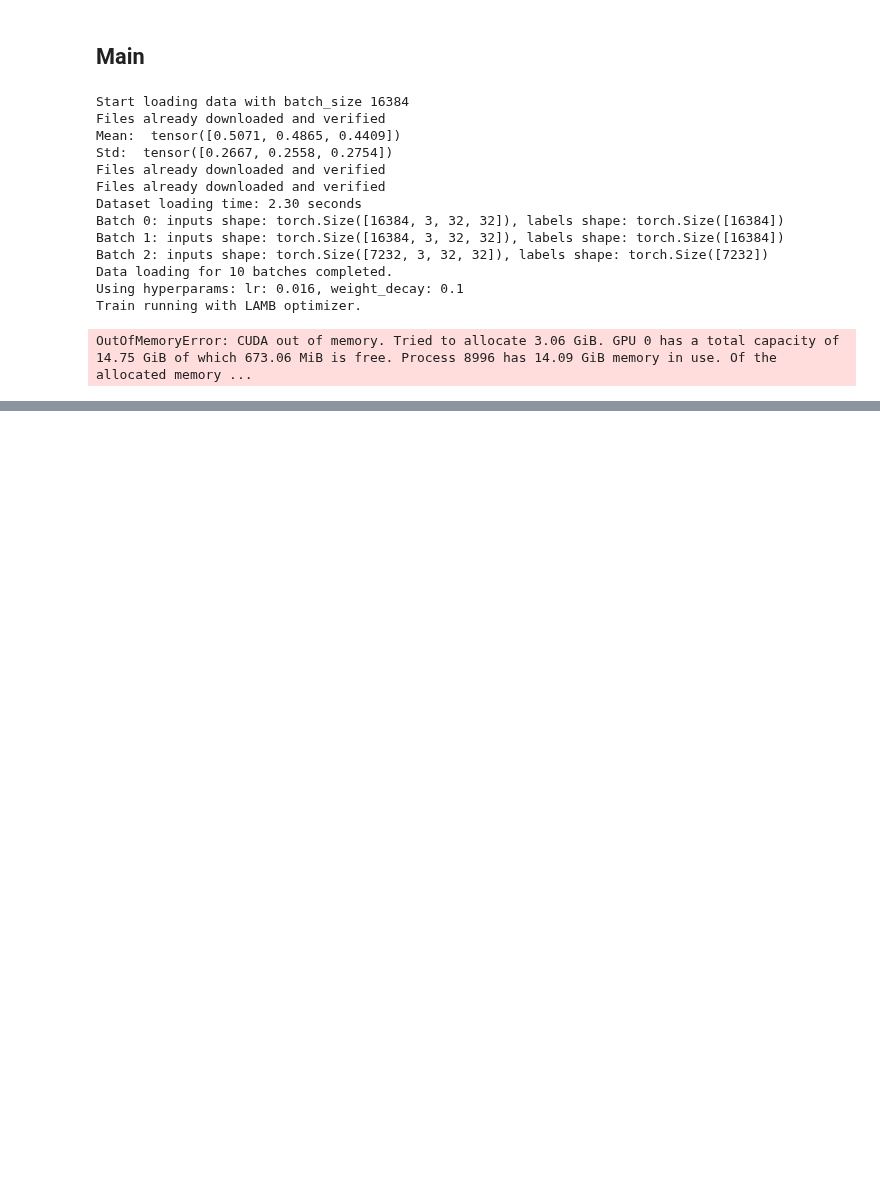
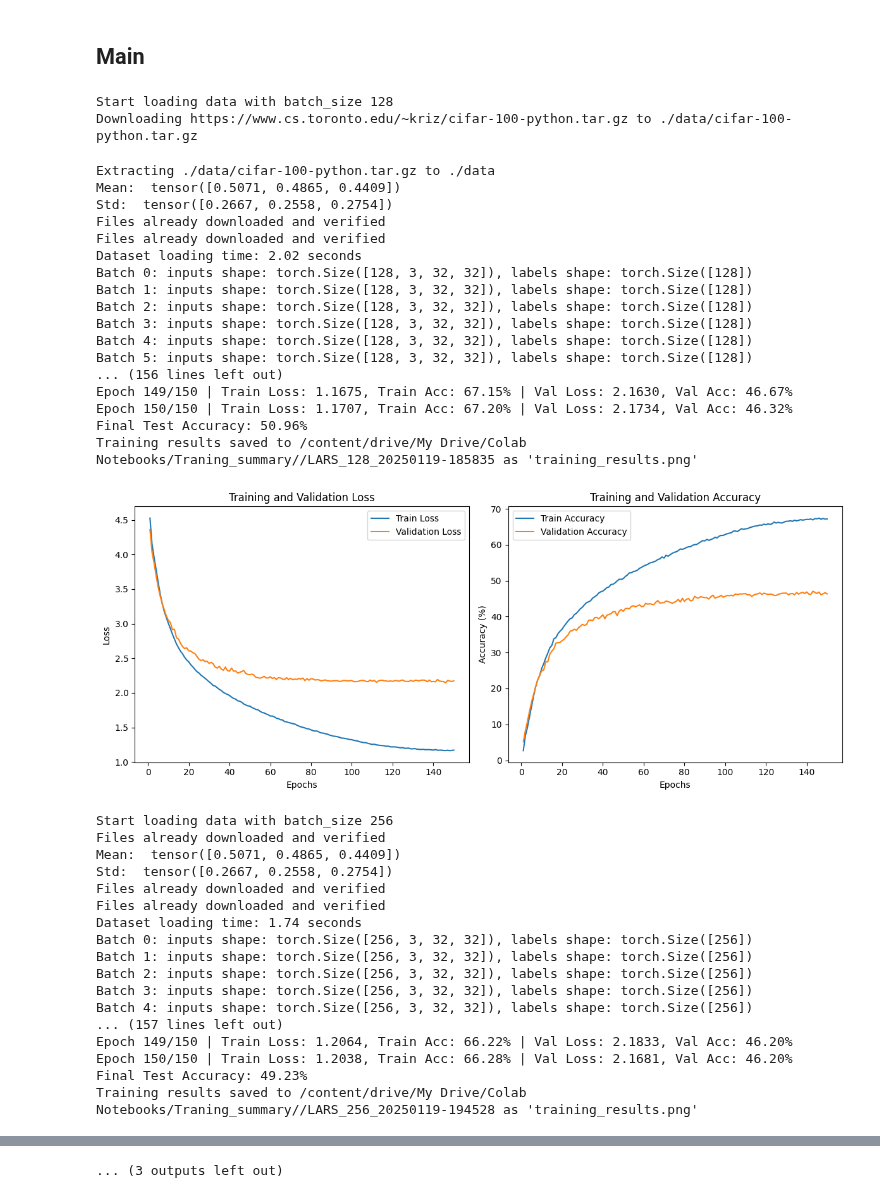
Before and after one commit to TheS1n233/Distributed-Learning-Project5, a Jupyter notebook: test_large_batch_optimezer.ipynb, the cells around one changed output, grey strips where cells are left out. Drawn from its saved outputs; the diff is of its cells as text; code cells hidden in the pictures; blank space fills up the shorter version.

```diff
--- a/test_large_batch_optimezer.ipynb
+++ b/test_large_batch_optimezer.ipynb
@@ -56,11 +56,11 @@ Drive already mounted at /content/drive; to attempt to forcibly remount, call dr
 # %%
 NUM_EPOCHS = 150
 BATCH_SIZE = 64
-LR = 0.001
-WD = 0.1
+LR = 0.01       # Choose 'SGDM': "lr": 0.01, "weight_decay": 0.001, "momentum": 0.9,
+WD = 0.001      # Choose 'AdamW': "lr": 0.001, "weight_decay": 0.1,
 MOMENTUM = 0.9
 EPS = 0.0001
-OPTIMIZER = 'LAMB'  # Choose from: 'SGDM', 'AdamW', 'LARS', 'LAMB'
+OPTIMIZER = 'LARS'  # Choose from: 'SGDM', 'AdamW', 'LARS', 'LAMB'
 # %% [markdown]
 ## Model
 # %%
@@ -388,6 +388,7 @@ class LAMB(Optimizer):
 # %%
 def train_model_with_hyperparams(train_loader, val_loader, test_loader, hyperparams, num_epochs, device, type_of_optimizer, batch_size, train_dataset):
     model = LeNet5().to(device)
+
     if type_of_optimizer == "SGDM":
         if hyperparams.get('momentum', None) is None:
             raise ValueError("Momentum is required for SGDM")
@@ -443,6 +444,7 @@ def train_model_with_hyperparams(train_loader, val_loader, test_loader, hyperpar
 
     print(f"Train running with {type_of_optimizer} optimizer.")
 
+
     iterations_per_epoch = len(train_dataset) // batch_size
     warmup_epoch = 5
     def warmup_scheduler_fn(epoch):
@@ -466,8 +468,6 @@ def train_model_with_hyperparams(train_loader, val_loader, test_loader, hyperpar
 
 
     train_losses, val_losses, train_accuracies, val_accuracies = [], [], [], []
-    best_model = None
-    best_val_loss = 0.0
     for epoch in range(num_epochs):
         model.train()
         train_loss_total, train_correct, train_total = 0, 0, 0
@@ -518,9 +518,7 @@ def train_model_with_hyperparams(train_loader, val_loader, test_loader, hyperpar
 
         print(f"Epoch {epoch + 1}/{num_epochs} | Train Loss: {train_loss:.4f}, Train Acc: {train_acc:.2f}% | "
               f"Val Loss: {val_loss:.4f}, Val Acc: {val_acc:.2f}%")
-        if val_loss < best_val_loss:
-            best_val_loss = val_loss
-            best_model = copy.deepcopy(model.state_dict())
+
 
         if epoch < warmup_epoch:
             warmup_scheduler.step()
@@ -530,8 +528,6 @@ def train_model_with_hyperparams(train_loader, val_loader, test_loader, hyperpar
 
 
     # Test loop
-    if best_model is not None:
-        model.load_state_dict(best_model)
     model.eval()
     test_correct, test_total = 0, 0
     with torch.no_grad():
@@ -587,48 +583,71 @@ if __name__ == "__main__":
     all_val_accuracies = {}
     all_test_accuracies = {}
 
-    batch_sizes = [16384]
+    batch_sizes = [128, 256, 512, 1024, 2048, 4096, 8192]
 
     for batch_size in batch_sizes:
 
         train_dataset, train_loader, val_loader, test_loader = get_dataset(batch_size)
 
         base_lr = LR
         base_batch_size = BATCH_SIZE
         lr = base_lr * math.sqrt(batch_size/base_batch_size)
         hyperparams = {
             'lr': lr,
             'weight_decay': WD,
         }
 
         print(f"Using hyperparams: lr: {hyperparams['lr']}, weight_decay: {hyperparams['weight_decay']}")
 
         # Train with the best hyperparameters
         train_losses, val_losses, train_accuracies, val_accuracies, test_acc, save_path= train_model_with_hyperparams(
             train_loader=train_loader,
             val_loader=val_loader,
             test_loader=test_loader,
             hyperparams=hyperparams,
             num_epochs=NUM_EPOCHS,
             device=device,
             type_of_optimizer=OPTIMIZER,
             batch_size=batch_size,
             train_dataset=train_dataset
         )
 
         plot_results(train_losses, val_losses, train_accuracies, val_accuracies, save_path)
 # %% [output]
-Start loading data with batch_size 16384
-Files already downloaded and verified
-Mean:  tensor([0.5071, 0.4865, 0.4409])
-Std:  tensor([0.2667, 0.2558, 0.2754])
-Files already downloaded and verified
-Files already downloaded and verified
-Dataset loading time: 2.30 seconds
-Batch 0: inputs shape: torch.Size([16384, 3, 32, 32]), labels shape: torch.Size([16384])
-Batch 1: inputs shape: torch.Size([16384, 3, 32, 32]), labels shape: torch.Size([16384])
-Batch 2: inputs shape: torch.Size([7232, 3, 32, 32]), labels shape: torch.Size([7232])
-Data loading for 10 batches completed.
-Using hyperparams: lr: 0.016, weight_decay: 0.1
-Train running with LAMB optimizer.
+Start loading data with batch_size 128
+Downloading https://www.cs.toronto.edu/~kriz/cifar-100-python.tar.gz to ./data/cifar-100-python.tar.gz
-OutOfMemoryError: CUDA out of memory. Tried to allocate 3.06 GiB. GPU 0 has a total capacity of 14.75 GiB of which 673.06 MiB is free. Process 8996 has 14.09 GiB memory in use. Of the allocated memory ...
+Extracting ./data/cifar-100-python.tar.gz to ./data
+Mean:  tensor([0.5071, 0.4865, 0.4409])
+Std:  tensor([0.2667, 0.2558, 0.2754])
+Files already downloaded and verified
+Files already downloaded and verified
+Dataset loading time: 2.02 seconds
+Batch 0: inputs shape: torch.Size([128, 3, 32, 32]), labels shape: torch.Size([128])
+Batch 1: inputs shape: torch.Size([128, 3, 32, 32]), labels shape: torch.Size([128])
+Batch 2: inputs shape: torch.Size([128, 3, 32, 32]), labels shape: torch.Size([128])
+Batch 3: inputs shape: torch.Size([128, 3, 32, 32]), labels shape: torch.Size([128])
+Batch 4: inputs shape: torch.Size([128, 3, 32, 32]), labels shape: torch.Size([128])
+Batch 5: inputs shape: torch.Size([128, 3, 32, 32]), labels shape: torch.Size([128])
+... (156 lines left out)
+Epoch 149/150 | Train Loss: 1.1675, Train Acc: 67.15% | Val Loss: 2.1630, Val Acc: 46.67%
+Epoch 150/150 | Train Loss: 1.1707, Train Acc: 67.20% | Val Loss: 2.1734, Val Acc: 46.32%
+Final Test Accuracy: 50.96%
+Training results saved to /content/drive/My Drive/Colab Notebooks/Traning_summary//LARS_128_20250119-185835 as 'training_results.png'
+[figure, added]
+Start loading data with batch_size 256
+Files already downloaded and verified
+Mean:  tensor([0.5071, 0.4865, 0.4409])
+Std:  tensor([0.2667, 0.2558, 0.2754])
+Files already downloaded and verified
+Files already downloaded and verified
+Dataset loading time: 1.74 seconds
+Batch 0: inputs shape: torch.Size([256, 3, 32, 32]), labels shape: torch.Size([256])
+Batch 1: inputs shape: torch.Size([256, 3, 32, 32]), labels shape: torch.Size([256])
+Batch 2: inputs shape: torch.Size([256, 3, 32, 32]), labels shape: torch.Size([256])
+Batch 3: inputs shape: torch.Size([256, 3, 32, 32]), labels shape: torch.Size([256])
+Batch 4: inputs shape: torch.Size([256, 3, 32, 32]), labels shape: torch.Size([256])
+... (157 lines left out)
+Epoch 149/150 | Train Loss: 1.2064, Train Acc: 66.22% | Val Loss: 2.1833, Val Acc: 46.20%
+Epoch 150/150 | Train Loss: 1.2038, Train Acc: 66.28% | Val Loss: 2.1681, Val Acc: 46.20%
+Final Test Accuracy: 49.23%
+Training results saved to /content/drive/My Drive/Colab Notebooks/Traning_summary//LARS_256_20250119-194528 as 'training_results.png'
@@ -634,0 +726 @@ OutOfMemoryError: CUDA out of memory. Tried to allocate 3.06 GiB. GPU 0 has a to
+... (3 outputs left out)
```
Also changed, not shown: parts of 1 cell of this notebook.
